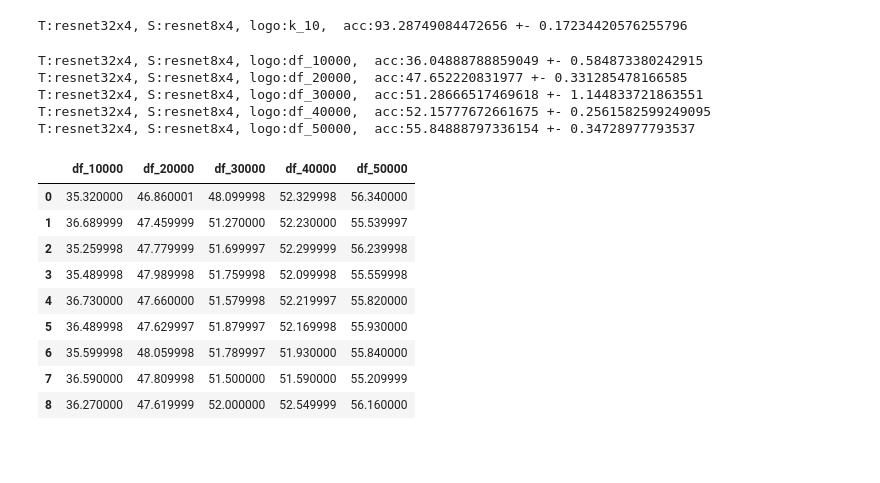
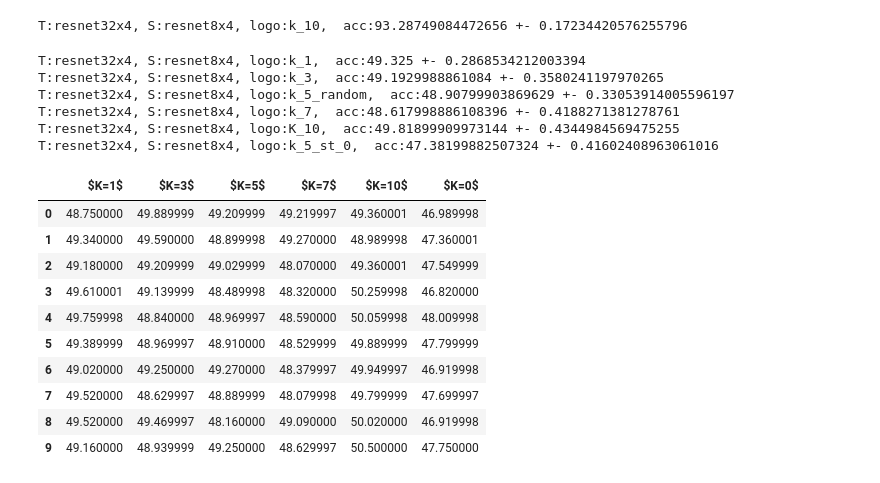
Before and after one commit to ljrprocc/EBKD, a Jupyter notebook: notebooks/plot_K_process.ipynb, the cells around one changed output. Cells and saved outputs as stored; diff of their text form; code cells hidden in the pictures; blank space fills up the shorter version.

```diff
--- a/notebooks/plot_K_process.ipynb
+++ b/notebooks/plot_K_process.ipynb
@@ -245,12 +254,12 @@ for logo in logos:
 # %% [output]
 T:resnet32x4, S:resnet8x4, logo:k_10,  acc:93.28749084472656 +- 0.17234420576255796
 # %%
-logos = [ 'df_10000', 'df_20000','df_30000', 'df_40000', 'df_50000']
+logos = [ 'k_1', 'k_3', 'k_5_random', 'k_7', 'K_10', 'k_5_st_0']
 data = []
 for logo in logos:
     scores = []
-    for i in range(9):
-        pths = torch.load('../save/student_datafree_model/S:resnet8x4_T:resnet32x4_cifar100_kd_r:0.1_a:0.9_b:0.0_{}_{}/resnet8x4_best.pth'.format(i, logo))
+    for i in range(10):
+        pths = torch.load('../save/student_datafree_model/S:resnet8x4_T:resnet32x4_cifar100_kd_r:0.4_a:0.6_b:0.0_{}_{}/resnet8x4_best.pth'.format(i, logo))
         acc = pths['best_acc']
         scores.append(acc.item())
     scores = np.asarray(scores)
@@ -259,26 +268,28 @@ for logo in logos:
 
 data = np.asarray(data)
 # %% [output]
-T:resnet32x4, S:resnet8x4, logo:df_10000,  acc:36.04888788859049 +- 0.584873380242915
-T:resnet32x4, S:resnet8x4, logo:df_20000,  acc:47.652220831977 +- 0.331285478166585
-T:resnet32x4, S:resnet8x4, logo:df_30000,  acc:51.28666517469618 +- 1.144833721863551
-T:resnet32x4, S:resnet8x4, logo:df_40000,  acc:52.15777672661675 +- 0.2561582599249095
-T:resnet32x4, S:resnet8x4, logo:df_50000,  acc:55.84888797336154 +- 0.34728977793537
+T:resnet32x4, S:resnet8x4, logo:k_1,  acc:49.325 +- 0.2868534212003394
+T:resnet32x4, S:resnet8x4, logo:k_3,  acc:49.1929988861084 +- 0.3580241197970265
+T:resnet32x4, S:resnet8x4, logo:k_5_random,  acc:48.90799903869629 +- 0.33053914005596197
+T:resnet32x4, S:resnet8x4, logo:k_7,  acc:48.617998886108396 +- 0.4188271381278761
+T:resnet32x4, S:resnet8x4, logo:K_10,  acc:49.81899909973144 +- 0.4344984569475255
+T:resnet32x4, S:resnet8x4, logo:k_5_st_0,  acc:47.38199882507324 +- 0.41602408963061016
 # %%
 import pandas as pd
-columns = [  'df_10000', 'df_20000', 'df_30000', 'df_40000', 'df_50000']
-real_data = pd.DataFrame(data=data.T, columns=columns)
+logos = [ f'$K=1$', f'$K=3$', f'$K=5$', f'$K=7$', f'$K=10$', f'$K=0$']
+real_data = pd.DataFrame(data=data.T, columns=logos)
 real_data
 # %% [output]
-|  | df_10000 | df_20000 | df_30000 | df_40000 | df_50000 |
-| 0 | 35.320000 | 46.860001 | 48.099998 | 52.329998 | 56.340000 |
-| 1 | 36.689999 | 47.459999 | 51.270000 | 52.230000 | 55.539997 |
-| 2 | 35.259998 | 47.779999 | 51.699997 | 52.299999 | 56.239998 |
-| 3 | 35.489998 | 47.989998 | 51.759998 | 52.099998 | 55.559998 |
-| 4 | 36.730000 | 47.660000 | 51.579998 | 52.219997 | 55.820000 |
-| 5 | 36.489998 | 47.629997 | 51.879997 | 52.169998 | 55.930000 |
-| 6 | 35.599998 | 48.059998 | 51.789997 | 51.930000 | 55.840000 |
-| 7 | 36.590000 | 47.809998 | 51.500000 | 51.590000 | 55.209999 |
-| 8 | 36.270000 | 47.619999 | 52.000000 | 52.549999 | 56.160000 |
+|  | $K=1$ | $K=3$ | $K=5$ | $K=7$ | $K=10$ | $K=0$ |
+| 0 | 48.750000 | 49.889999 | 49.209999 | 49.219997 | 49.360001 | 46.989998 |
+| 1 | 49.340000 | 49.590000 | 48.899998 | 49.270000 | 48.989998 | 47.360001 |
+| 2 | 49.180000 | 49.209999 | 49.029999 | 48.070000 | 49.360001 | 47.549999 |
+| 3 | 49.610001 | 49.139999 | 48.489998 | 48.320000 | 50.259998 | 46.820000 |
+| 4 | 49.759998 | 48.840000 | 48.969997 | 48.590000 | 50.059998 | 48.009998 |
+| 5 | 49.389999 | 48.969997 | 48.910000 | 48.529999 | 49.889999 | 47.799999 |
+| 6 | 49.020000 | 49.250000 | 49.270000 | 48.379997 | 49.949997 | 46.919998 |
+| 7 | 49.520000 | 48.629997 | 48.889999 | 48.079998 | 49.799999 | 47.699997 |
+| 8 | 49.520000 | 49.469997 | 48.160000 | 49.090000 | 50.020000 | 46.919998 |
+| 9 | 49.160000 | 48.939999 | 49.250000 | 48.629997 | 50.500000 | 47.750000 |
 # %%
 ax = sns.boxplot(data=real_data)
```
Also changed, not shown: parts of 3 cells of this notebook, 2 other files.
